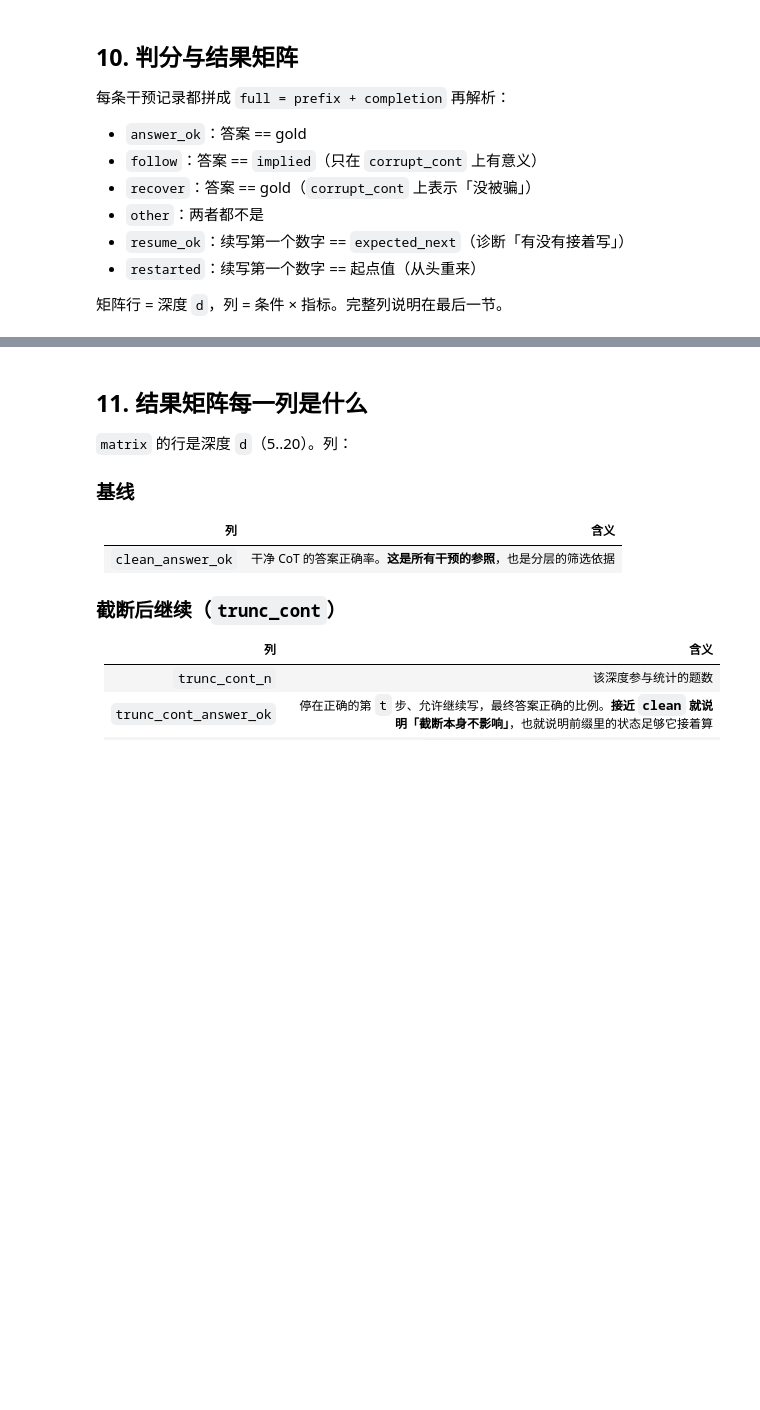
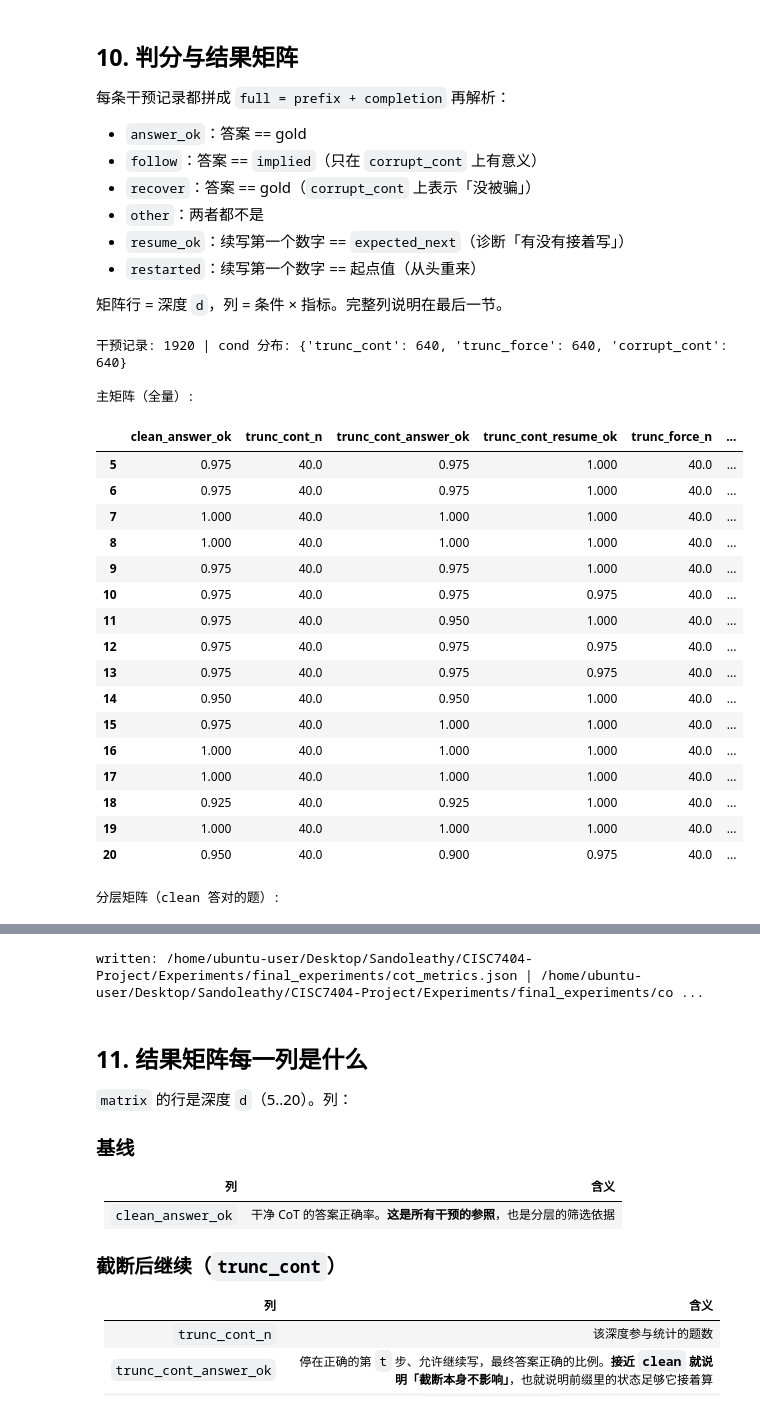
Before and after one commit to Sandoleathy/CISC7404-Project, a Jupyter notebook: Experiments/final_experiments/cot_intervention_experiment.ipynb, the cells around one changed output, grey strips where cells are left out. Cells and saved outputs as stored; diff of their text form; code cells hidden in the pictures; blank space fills up the shorter version.

Commit message:
Do all experiments. need to analyse

```diff
--- a/Experiments/final_experiments/cot_intervention_experiment.ipynb
+++ b/Experiments/final_experiments/cot_intervention_experiment.ipynb
@@ -91,7 +91,7 @@ TEMPERATURE, TOP_P = 0.6, 0.95
 SMOKE = False
 SMOKE_N = 3
 
-OUT_CLEAN = OUT_DIR / "cot_clean.jsonl"
+OUT_CLEAN = OUT_DIR / "cot_clean_v3.jsonl"
 OUT_INTERV = OUT_DIR / "cot_interventions.jsonl"
 OUT_METRICS = OUT_DIR / "cot_metrics.json"
 OUT_CSV = OUT_DIR / "cot_matrix.csv"
@@ -188,14 +243,21 @@ mem_gib = torch.cuda.get_device_properties(0).total_memory / 2**30
 if DTYPE == "bfloat16" and cap[0] < 8:
     raise RuntimeError("这张卡不支持 bf16（capability %s），请把 DTYPE 改成 'float16'。" % (cap,))
 
+model_path = '../../models/Qwen3-4B'
 llm = LLM(
-    model=HF_ID,
+    model=model_path,
     dtype=DTYPE,
     gpu_memory_utilization=GPU_UTIL,
     max_model_len=MAX_MODEL_LEN,
     max_num_seqs=MAX_NUM_SEQS,
 )
 
+CHAT_KW = {
+    "chat_template_kwargs":{
+        "enable_thinking": False
+    }
+}
+
 SP_CLEAN = SamplingParams(temperature=TEMPERATURE, top_p=TOP_P, max_tokens=2048)
 SP_CONT = SamplingParams(temperature=TEMPERATURE, top_p=TOP_P, max_tokens=1024)
 print("GPU: %.1f GiB, capability %s | torch %s cuda %s" % (mem_gib, cap, torch.__version__, torch.version.cuda))
@@ -342,10 +540,12 @@ PLAN = {}
 for qid, vals in TRACE.items():
     q = QM[qid]
     d, tbl, gold = q["d"], q["table"], q["gold"]
-    t = min(d // 2, len(vals) - 1)
-    if t < 1 or t >= len(vals):
-        continue
+    row = CLEAN_BY_QID[qid]
+    lines, locs = row["output"].splitlines(), row["trace_lines"]
+
+    t = d // 2                      # trace 长度已保证 == d+1
     v = vals[t]
+
     c = None
     implied = None
     for delta in range(1, TABLE_SIZE):
@@ -358,10 +558,16 @@ for qid, vals in TRACE.items():
             break
     if c is None:
         continue
+
+    if locs[t] < 0 or locs[t - 1] < 0:      # 起点是补出来的，没有对应原文行 -> 无法拼前缀
+        continue
+    upto_t = [l.strip() for l in lines[: locs[t] + 1] if l.strip()]
+    upto_prev = [l.strip() for l in lines[: locs[t - 1] + 1] if l.strip()]
+
     PLAN[qid] = {
         "t": t, "v": v, "c": c, "implied": implied,
-        "prefix_trunc": "\n".join(str(x) for x in vals[: t + 1]),
-        "prefix_corrupt": "\n".join(str(x) for x in vals[:t] + [c]),
+        "prefix_trunc": "\n".join(upto_t),
+        "prefix_corrupt": "\n".join(upto_prev + ["<<%d>>" % c]),
         "expected_next": tbl[v],
         "next_after_corrupt": tbl[c],
         "remaining": d - t,
@@ -416,7 +633,7 @@ def run_interv(plans, path=OUT_INTERV):
         msgs = [build_prefix_messages(QM[qid], prefix) for qid, _, prefix in chunk]
         t0 = time.time()
         outs = llm.chat(msgs, SP_CONT, use_tqdm=False,
-                        continue_final_message=True, add_generation_prompt=False)
+                        continue_final_message=True, add_generation_prompt=False, **CHAT_KW)
         dt = time.time() - t0
         with open(path, "a", encoding="utf-8") as f:
             for (qid, cond, prefix), o in zip(chunk, outs):
@@ -459,7 +694,8 @@ for r in interv:
     q, p = QM[qid], PLAN[qid]
     full = r["prefix"] + r["completion"]
     ans, why = parse_answer(full)
-    comp = parse_trace(r["completion"].replace(MARK, "\n"))
+    parsed_comp = parse_trace(r["completion"])
+    comp = parsed_comp[0] if parsed_comp else []
     first = comp[0] if comp else None
 
     exp_next = p["next_after_corrupt"] if cond == "corrupt_cont" else p["expected_next"]
@@ -515,32 +751,54 @@ for d in D_LIST:
     g = sub[sub["cond"] == "corrupt_cont"]
     strat[d] = {
         "n": int(len(sub)),
         "trunc_cont_answer_ok": float(sub[sub["cond"] == "trunc_cont"]["answer_ok"].mean()),
         "trunc_force_answer_ok": float(sub[sub["cond"] == "trunc_force"]["answer_ok"].mean()),
         "corrupt_follow": float(g["follow"].mean()) if len(g) else float("nan"),
         "corrupt_recover": float(g["recover"].mean()) if len(g) else float("nan"),
         "corrupt_other": float(g["other"].mean()) if len(g) else float("nan"),
     }
 
 mat_df = pd.DataFrame(matrix).T
 print("\n主矩阵（全量）:")
 display(mat_df.round(3))
 print("\n分层矩阵（clean 答对的题）:")
 display(pd.DataFrame(strat).T.round(3))
 
 mat_df.to_csv(OUT_CSV, encoding="utf-8")
 with open(OUT_METRICS, "w", encoding="utf-8") as f:
     json.dump({
         "meta": {
             "model": HF_ID, "dtype": DTYPE, "depths": D_LIST, "n_per_depth": N_PER_DEPTH,
             "seed": SEED, "temperature": TEMPERATURE, "top_p": TOP_P,
-            "t_rule": "t = min(d//2, len(vals)-1)",
-            "corruption": "replace step t's value with the first c whose walked endpoint != gold",
+            "t_rule": "t = d // 2 (trace length is exactly d+1)",
+            "corruption": "replace step t with a bare <<c>> line, where c is the first value whose walked endpoint != gold",
             "n_clean": len(clean_rows), "n_interv": len(adf),
             "n_planned": len(PLAN),
         },
         "matrix": matrix,
         "matrix_strat_clean_correct": strat,
         "records": recs,
     }, f, ensure_ascii=False, indent=2)
 print("\nwritten:", OUT_METRICS, "|", OUT_CSV)
+# %% [output]
+干预记录: 1920 | cond 分布: {'trunc_cont': 640, 'trunc_force': 640, 'corrupt_cont': 640}
+
+主矩阵（全量）:
+|  | clean_answer_ok | trunc_cont_n | trunc_cont_answer_ok | trunc_cont_resume_ok | trunc_force_n | ... |
+| 5 | 0.975 | 40.0 | 0.975 | 1.000 | 40.0 | ... |
+| 6 | 0.975 | 40.0 | 0.975 | 1.000 | 40.0 | ... |
+| 7 | 1.000 | 40.0 | 1.000 | 1.000 | 40.0 | ... |
+| 8 | 1.000 | 40.0 | 1.000 | 1.000 | 40.0 | ... |
+| 9 | 0.975 | 40.0 | 0.975 | 1.000 | 40.0 | ... |
+| 10 | 0.975 | 40.0 | 0.975 | 0.975 | 40.0 | ... |
+| 11 | 0.975 | 40.0 | 0.950 | 1.000 | 40.0 | ... |
+| 12 | 0.975 | 40.0 | 0.975 | 0.975 | 40.0 | ... |
+| 13 | 0.975 | 40.0 | 0.975 | 0.975 | 40.0 | ... |
+| 14 | 0.950 | 40.0 | 0.950 | 1.000 | 40.0 | ... |
+| 15 | 0.975 | 40.0 | 1.000 | 1.000 | 40.0 | ... |
+| 16 | 1.000 | 40.0 | 1.000 | 1.000 | 40.0 | ... |
+| 17 | 1.000 | 40.0 | 1.000 | 1.000 | 40.0 | ... |
+| 18 | 0.925 | 40.0 | 0.925 | 1.000 | 40.0 | ... |
+| 19 | 1.000 | 40.0 | 1.000 | 1.000 | 40.0 | ... |
+| 20 | 0.950 | 40.0 | 0.900 | 0.975 | 40.0 | ... |
+分层矩阵（clean 答对的题）:
@@ -547,3 +822,4 @@ print("\nwritten:", OUT_METRICS, "|", OUT_CSV)
+written: /home/ubuntu-user/Desktop/Sandoleathy/CISC7404-Project/Experiments/final_experiments/cot_metrics.json | /home/ubuntu-user/Desktop/Sandoleathy/CISC7404-Project/Experiments/final_experiments/co ...
 # %% [markdown]
 ## 11. 结果矩阵每一列是什么
 
```
Also changed, not shown: parts of 16 cells of this notebook, 13 other files.
